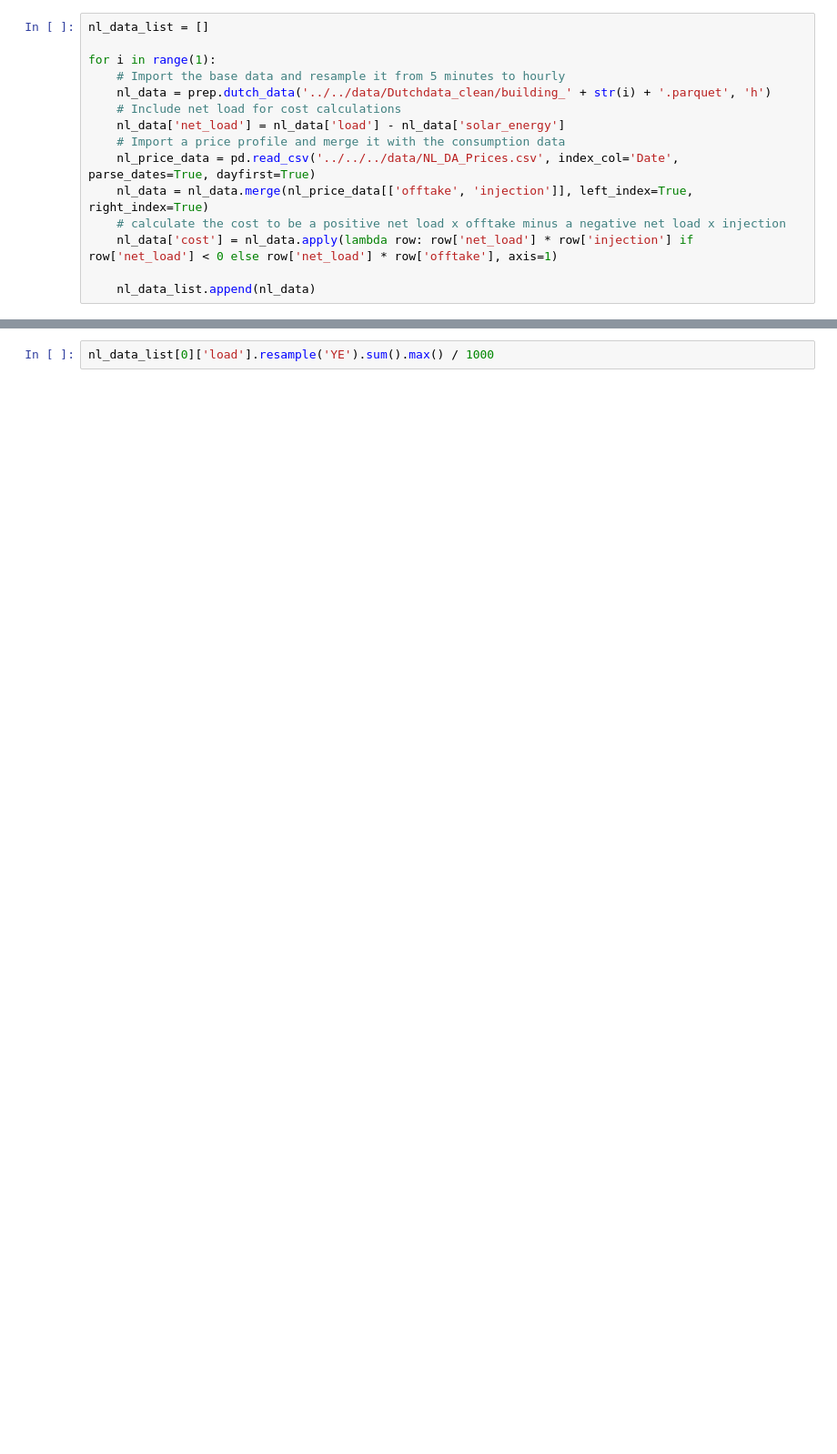
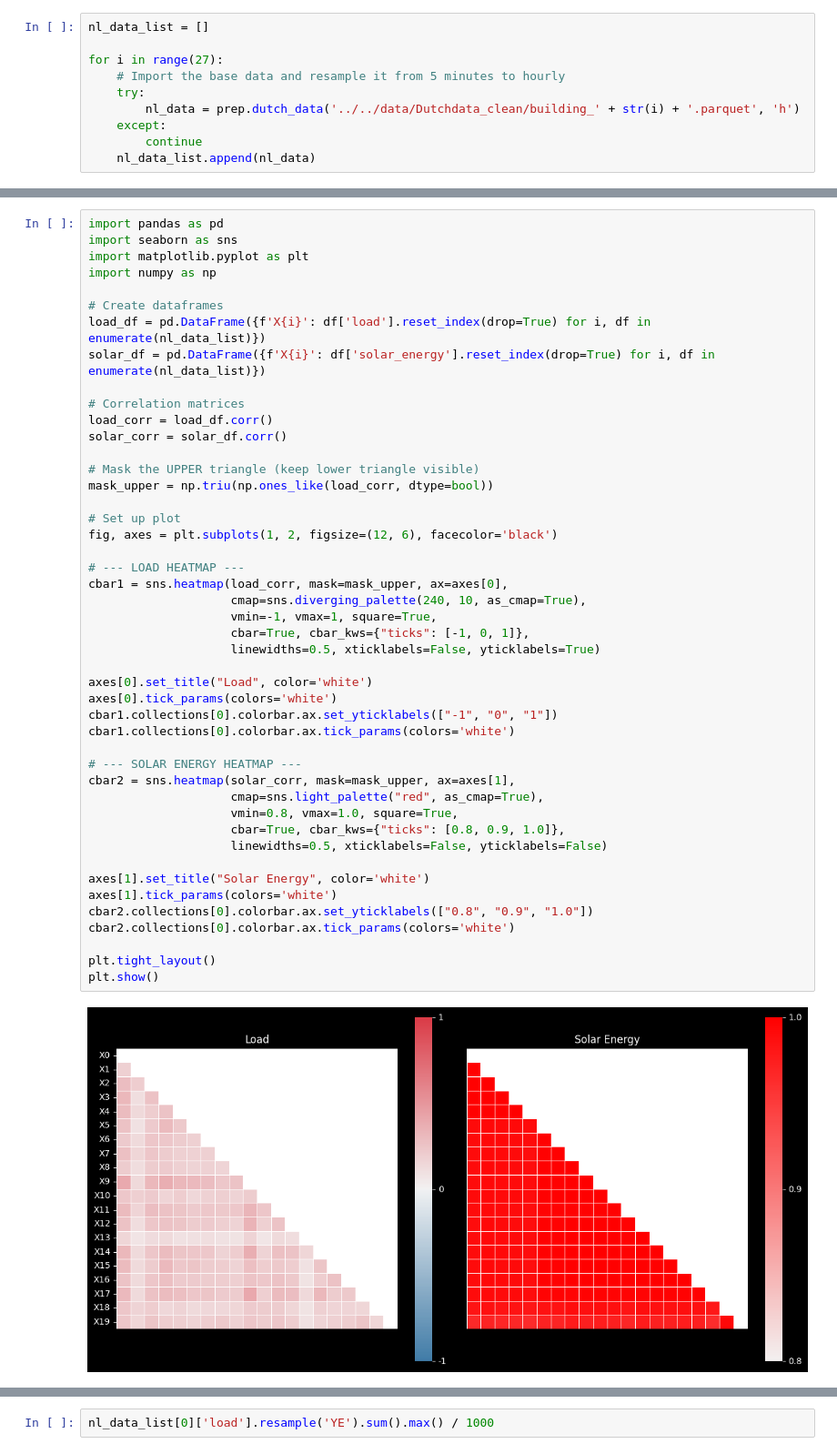
Before and after one commit to Joris-Dprtr/DFL_PVB, a Jupyter notebook: notebooks/OLD/data_analysis.ipynb, the cells around one changed output, grey strips where cells are left out. Shown at 91% size. Drawn from its saved outputs; the diff is of its cells as text; blank space fills up the shorter version.

```diff
--- a/notebooks/OLD/data_analysis.ipynb
+++ b/notebooks/OLD/data_analysis.ipynb
@@ -11,15 +12,10 @@ import src.data.dataprep as prep
 # %%
 nl_data_list = []
 
-for i in range(1):
+for i in range(27):
     # Import the base data and resample it from 5 minutes to hourly
-    nl_data = prep.dutch_data('../../data/Dutchdata_clean/building_' + str(i) + '.parquet', 'h')
-    # Include net load for cost calculations
-    nl_data['net_load'] = nl_data['load'] - nl_data['solar_energy']
-    # Import a price profile and merge it with the consumption data
-    nl_price_data = pd.read_csv('../../../data/NL_DA_Prices.csv', index_col='Date', parse_dates=True, dayfirst=True)
-    nl_data = nl_data.merge(nl_price_data[['offtake', 'injection']], left_index=True, right_index=True)
-    # calculate the cost to be a positive net load x offtake minus a negative net load x injection
-    nl_data['cost'] = nl_data.apply(lambda row: row['net_load'] * row['injection'] if row['net_load'] < 0 else row['net_load'] * row['offtake'], axis=1)
-
+    try:
+        nl_data = prep.dutch_data('../../data/Dutchdata_clean/building_' + str(i) + '.parquet', 'h')
+    except:
+        continue
     nl_data_list.append(nl_data)
@@ -53,3 +22,51 @@ def estimate_kwp(data, column='solar_energy', PR=0.8, PSH=5):
+# %%
+import pandas as pd
+import seaborn as sns
+import matplotlib.pyplot as plt
+import numpy as np
+
+# Create dataframes
+load_df = pd.DataFrame({f'X{i}': df['load'].reset_index(drop=True) for i, df in enumerate(nl_data_list)})
+solar_df = pd.DataFrame({f'X{i}': df['solar_energy'].reset_index(drop=True) for i, df in enumerate(nl_data_list)})
+
+# Correlation matrices
+load_corr = load_df.corr()
+solar_corr = solar_df.corr()
+
+# Mask the UPPER triangle (keep lower triangle visible)
+mask_upper = np.triu(np.ones_like(load_corr, dtype=bool))
+
+# Set up plot
+fig, axes = plt.subplots(1, 2, figsize=(12, 6), facecolor='black')
+
+# --- LOAD HEATMAP ---
+cbar1 = sns.heatmap(load_corr, mask=mask_upper, ax=axes[0],
+                    cmap=sns.diverging_palette(240, 10, as_cmap=True),
+                    vmin=-1, vmax=1, square=True,
+                    cbar=True, cbar_kws={"ticks": [-1, 0, 1]},
+                    linewidths=0.5, xticklabels=False, yticklabels=True)
+
+axes[0].set_title("Load", color='white')
+axes[0].tick_params(colors='white')
+cbar1.collections[0].colorbar.ax.set_yticklabels(["-1", "0", "1"])
+cbar1.collections[0].colorbar.ax.tick_params(colors='white')
+
+# --- SOLAR ENERGY HEATMAP ---
+cbar2 = sns.heatmap(solar_corr, mask=mask_upper, ax=axes[1],
+                    cmap=sns.light_palette("red", as_cmap=True),
+                    vmin=0.8, vmax=1.0, square=True,
+                    cbar=True, cbar_kws={"ticks": [0.8, 0.9, 1.0]},
+                    linewidths=0.5, xticklabels=False, yticklabels=False)
+
+axes[1].set_title("Solar Energy", color='white')
+axes[1].tick_params(colors='white')
+cbar2.collections[0].colorbar.ax.set_yticklabels(["0.8", "0.9", "1.0"])
+cbar2.collections[0].colorbar.ax.tick_params(colors='white')
+
+plt.tight_layout()
+plt.show()
+# %% [output]
+[figure, added]
 # %%
 solar_energy = []
 max_load = []
```
Also changed, not shown: parts of 3 cells of this notebook, 2 other files.
